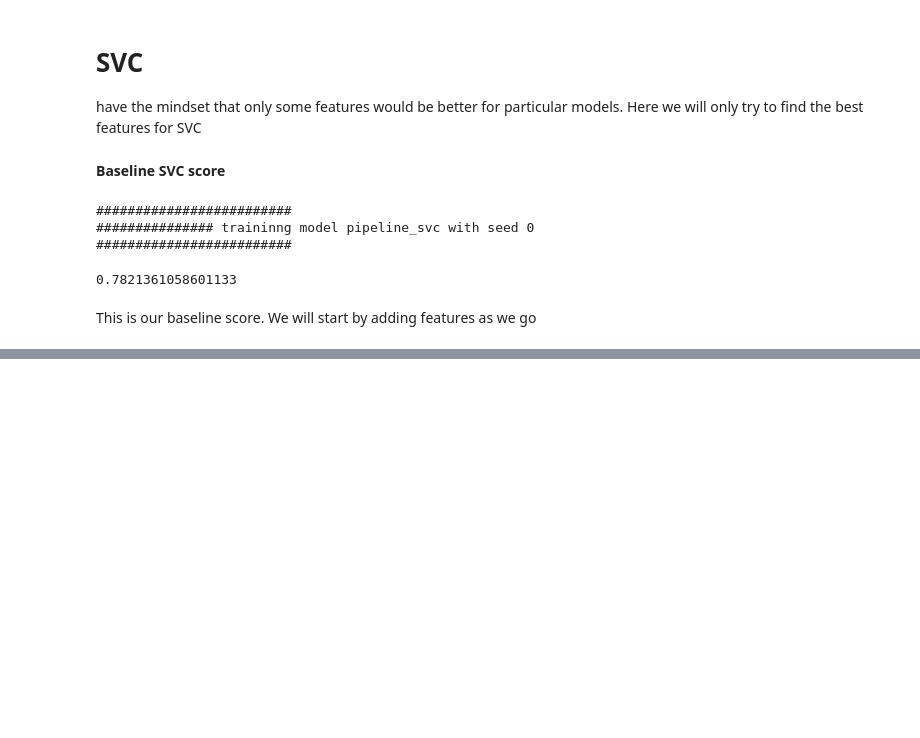
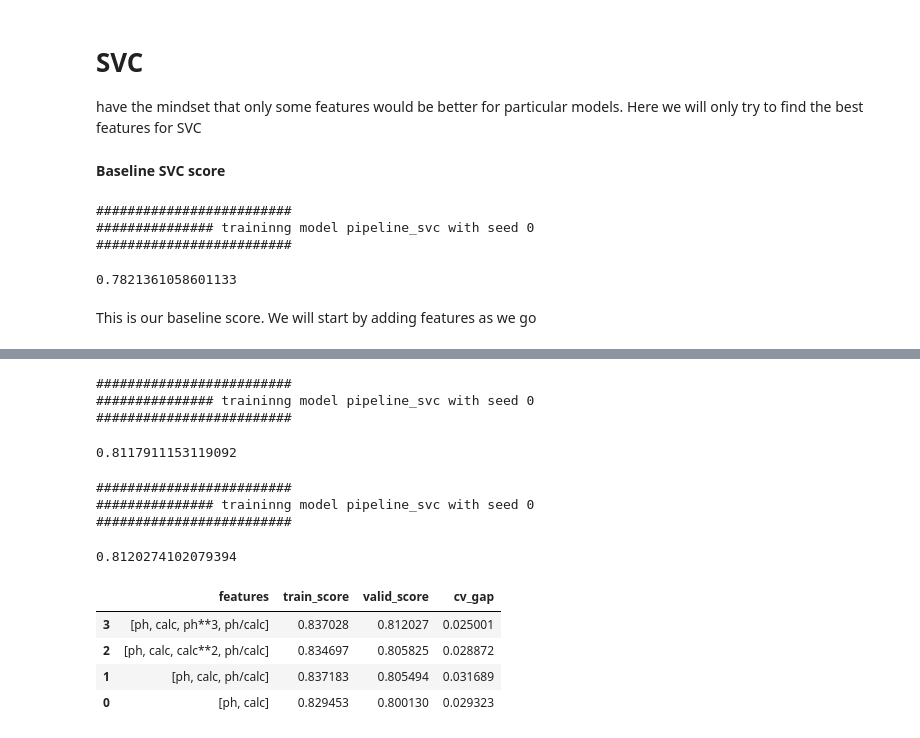
Before and after one commit to shoabahamed/kaggle_playground_season_3_episode_12, a Jupyter notebook: feature-selection-and-tuning.ipynb, the cells around one changed output, grey strips where cells are left out. Drawn from its saved outputs; the diff is of its cells as text; code cells hidden in the pictures; blank space fills up the shorter version.

```diff
--- a/feature-selection-and-tuning.ipynb
+++ b/feature-selection-and-tuning.ipynb
@@ -335,0 +301,19 @@ from sklearn.preprocessing import OneHotEncoder
+# %%
+train_temp = train.copy()
+X_temp = train_temp[best_svc_feats]
+y_temp = train_temp['target']
+features_temp = X_temp.columns.tolist()
+
+pipe = Pipeline(steps=[
+    ("scale", StandardScaler()),
+    ("model", SVC(probability=True, random_state=0))
+])
+
+_pipes_temp, _oof_preds_temp, _train_score_temp, _oof_score_temp = evaluate_model(f"pipeline_svc", pipe, X_temp, y_temp, features_temp,
+                                         use_original=False,
+                                         n_splits=n_splits, random_state_list=random_states, use_loocv=False)
+
+
+svc_log = svc_log.append({'features': features_temp, 'train_score': _train_score_temp,
+                'valid_score': _oof_score_temp, 'cv_gap':(_train_score_temp-_oof_score_temp)}, ignore_index=True)
+_oof_score_temp
@@ -335,0 +380,60 @@ from sklearn.preprocessing import OneHotEncoder
+# %%
+X_temp = train_temp[best_svc_feats]
+y_temp = train_temp['target']
+
+X_temp['ph**2'] = (X_temp['ph']) ** 2
+X_temp['ph/calc'] = X_temp['ph']/X_temp['calc']
+
+features_temp = X_temp.columns.tolist()
+pipe = Pipeline(steps=[
+    ("scale", StandardScaler()),
+    ("model", SVC(probability=True, random_state=0))
+])
+
+_pipes_temp, _oof_preds_temp, _train_score_temp, _oof_score_temp = evaluate_model(f"pipeline_svc", pipe, X_temp, y_temp, features_temp,
+                                         use_original=False,
+                                         n_splits=n_splits, random_state_list=random_states, use_loocv=False)
+
+# svc_log = svc_log.append({'features': features_temp, 'train_score': _train_score_temp,
+#                 'valid_score': _oof_score_temp, 'cv_gap':(_train_score_temp-_oof_score_temp)}, ignore_index=True)
+_oof_score_temp
+# %% [output]
+#########################
+############### traininng model pipeline_svc with seed 0
+#########################
+0.8117911153119092
+# %%
+X_temp = train_temp[best_svc_feats]
+y_temp = train_temp['target']
+
+X_temp['ph**3'] = (X_temp['ph']) ** 3
+X_temp['ph/calc'] = (X_temp['ph'])/X_temp['calc']
+
+features_temp = X_temp.columns.tolist()
+
+pipe = Pipeline(steps=[
+    ("scale", StandardScaler()),
+    ("model", SVC(probability=True, random_state=0))
+])
+
+_pipes_temp, _oof_preds_temp, _train_score_temp, _oof_score_temp = evaluate_model(f"pipeline_svc", pipe, X_temp, y_temp, features_temp,
+                                         use_original=False,
+                                         n_splits=n_splits, random_state_list=random_states, use_loocv=False)
+
+svc_log = svc_log.append({'features': features_temp, 'train_score': _train_score_temp,
+                'valid_score': _oof_score_temp, 'cv_gap':(_train_score_temp-_oof_score_temp)}, ignore_index=True)
+
+_oof_score_temp
+# %% [output]
+#########################
+############### traininng model pipeline_svc with seed 0
+#########################
+0.8120274102079394
+# %%
+svc_log.sort_values(by='valid_score', ascending=False)
+# %% [output]
+|  | features | train_score | valid_score | cv_gap |
+| 3 | [ph, calc, ph**3, ph/calc] | 0.837028 | 0.812027 | 0.025001 |
+| 2 | [ph, calc, calc**2, ph/calc] | 0.834697 | 0.805825 | 0.028872 |
+| 1 | [ph, calc, ph/calc] | 0.837183 | 0.805494 | 0.031689 |
+| 0 | [ph, calc] | 0.829453 | 0.800130 | 0.029323 |
```
Also changed, not shown: parts of 77 cells of this notebook.
